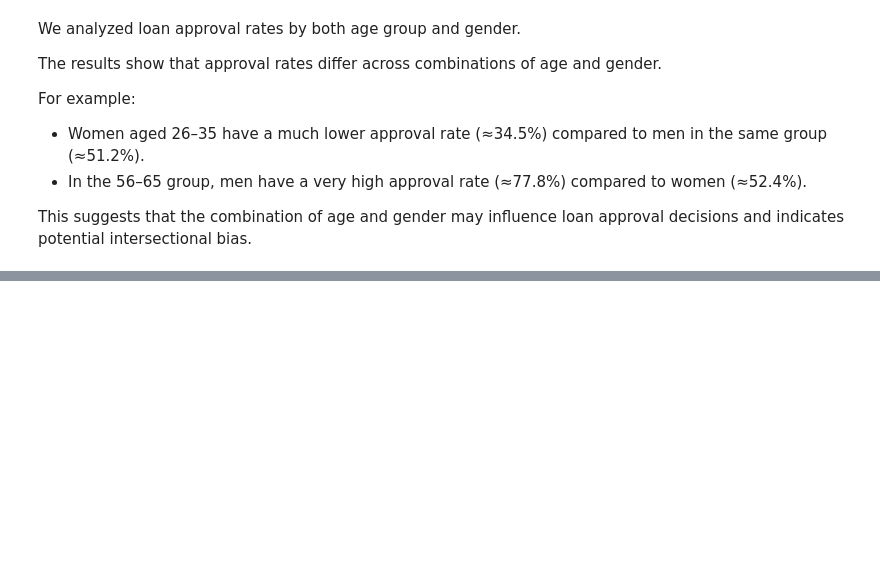
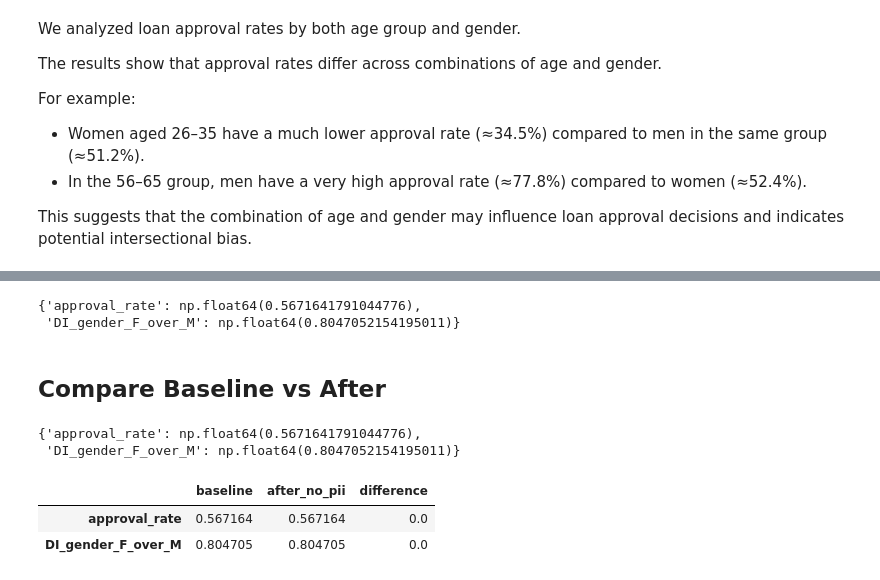
Before and after one commit to JonasKnosp/dego-project-team11-TXC, a Jupyter notebook: notebooks/02-bias-analysis.ipynb, the cells around one changed output, grey strips where cells are left out. Drawn from its saved outputs; the diff is of its cells as text; code cells hidden in the pictures; blank space fills up the shorter version.

```diff
--- a/notebooks/02-bias-analysis.ipynb
+++ b/notebooks/02-bias-analysis.ipynb
@@ -230,0 +254,13 @@ This suggests that the combination of age and gender may influence loan approval
+# %%
+# Baseline metrics (with PII present)
+
+baseline = {}
+
+baseline["approval_rate"] = df["loan_approved"].mean()
+
+female_rate = df.loc[df["gender"]=="Female", "loan_approved"].mean()
+male_rate   = df.loc[df["gender"]=="Male", "loan_approved"].mean()
+
+baseline["DI_gender_F_over_M"] = female_rate / male_rate
+
+baseline
@@ -230,0 +273,6 @@ This suggests that the combination of age and gender may influence loan approval
+# %%
+pii_cols = ["full_name", "email", "ssn", "ip_address", "date_of_birth"]
+
+df_no_pii = df.drop(columns=[c for c in pii_cols if c in df.columns]).copy()
+
+df_no_pii.columns
@@ -230,0 +288,38 @@ This suggests that the combination of age and gender may influence loan approval
+# %%
+after = {}
+
+after["approval_rate"] = df_no_pii["loan_approved"].mean()
+
+female_rate2 = df_no_pii.loc[df_no_pii["gender"]=="Female", "loan_approved"].mean()
+male_rate2   = df_no_pii.loc[df_no_pii["gender"]=="Male", "loan_approved"].mean()
+
+after["DI_gender_F_over_M"] = female_rate2 / male_rate2
+
+after
+# %% [output]
+{'approval_rate': np.float64(0.5671641791044776),
+ 'DI_gender_F_over_M': np.float64(0.8047052154195011)}
+# %% [markdown]
+## Compare Baseline vs After
+# %%
+after = {}
+
+after["approval_rate"] = df_no_pii["loan_approved"].mean()
+
+female_rate2 = df_no_pii.loc[df_no_pii["gender"]=="Female", "loan_approved"].mean()
+male_rate2   = df_no_pii.loc[df_no_pii["gender"]=="Male", "loan_approved"].mean()
+
+after["DI_gender_F_over_M"] = female_rate2 / male_rate2
+
+after
+# %% [output]
+{'approval_rate': np.float64(0.5671641791044776),
+ 'DI_gender_F_over_M': np.float64(0.8047052154195011)}
+# %%
+comparison = pd.DataFrame({"baseline": baseline, "after_no_pii": after})
+comparison["difference"] = comparison["after_no_pii"] - comparison["baseline"]
+comparison
+# %% [output]
+|  | baseline | after_no_pii | difference |
+| approval_rate | 0.567164 | 0.567164 | 0.0 |
+| DI_gender_F_over_M | 0.804705 | 0.804705 | 0.0 |
```
Also changed, not shown: parts of 7 cells of this notebook.
